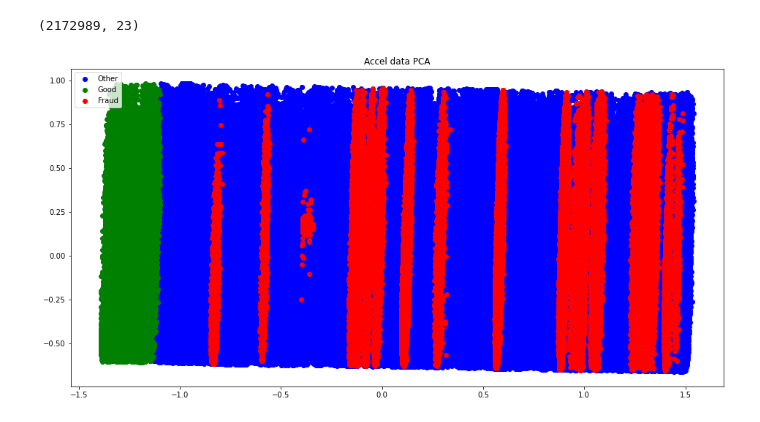
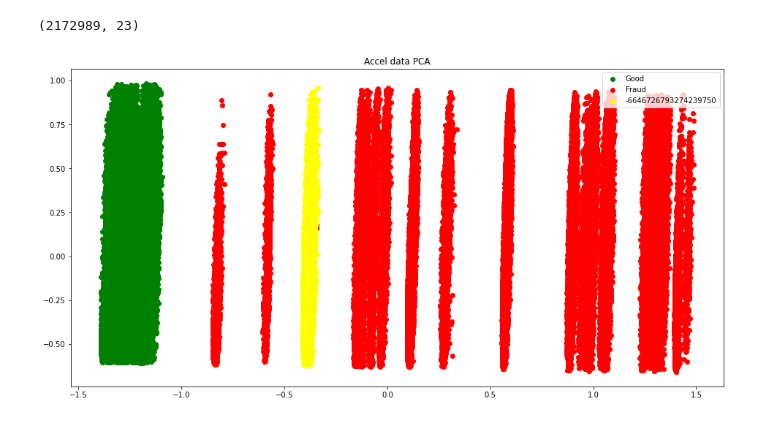
Before and after one commit to cherninkiy/made-2021_fraud_detection_project, a Jupyter notebook: notebooks/accel_eda.ipynb, the cells around one changed output. Saved outputs shown, nothing was run; the diff lists cells and outputs as text; code cells hidden in the pictures.

```diff
--- a/notebooks/accel_eda.ipynb
+++ b/notebooks/accel_eda.ipynb
@@ -271,7 +271,7 @@ else:
     cur_driver = np.random.choice(df_accel["driver_hash"].unique())
 
 # пример водителя в большим количесвтом сматченных точек
-# cur_driver = -6646726793274239750
+cur_driver = -6646726793274239750
 
 fraud = df_accel.loc[df_accel["driver_hash"] == cur_driver,"fraud"].values[0]
 display(f"Current Driver: {cur_driver} [fraud={fraud}]")
@@ -280,5 +280,5 @@ display(f"Current Driver: {cur_driver} [fraud={fraud}]")
 # %%
-df_accel["route_by_time"] = df_accel["time"].diff().dt.round("300s").cumsum().dt.seconds
+df_accel["route_by_time"] = df_accel["time"].diff().dt.round("180s").cumsum().dt.seconds
 num_routes = len(df_accel["route_by_time"].unique())
 display(f"Number of routes by time: {num_routes}")
 
@@ -438,17 +423,20 @@ df_accel.loc[:,["pca_x","pca_y"]] = pca.fit_transform(X)
 # %%
 plt.figure(figsize=(16,8))
 
-df_other = df_accel[df_accel["fraud"] == -1]
-plt.scatter(df_other["pca_x"], df_other["pca_y"], color="blue", label="Other")
+# df_other = df_accel[df_accel["fraud"] == -1]
+# plt.scatter(df_other["pca_x"], df_other["pca_y"], color="blue", label="Other")
 
 df_proper = df_accel[df_accel["fraud"] == 0]
 plt.scatter(df_proper["pca_x"], df_proper["pca_y"], color="green", label="Good")
 
 df_fraud = df_accel[df_accel["fraud"] == 1]
 plt.scatter(df_fraud["pca_x"], df_fraud["pca_y"], color="red", label="Fraud")
 
+driver_accel = df_accel[df_accel["driver_hash"] == cur_driver]
+plt.scatter(driver_accel["pca_x"], driver_accel["pca_y"], color="yellow", label=cur_driver)
+
 plt.legend()
 plt.title("Accel data PCA")
 plt.show()
 # %% [output]
-[figure, old version]
+[figure, new version]
```
Also changed, not shown: parts of 6 cells of this notebook.
